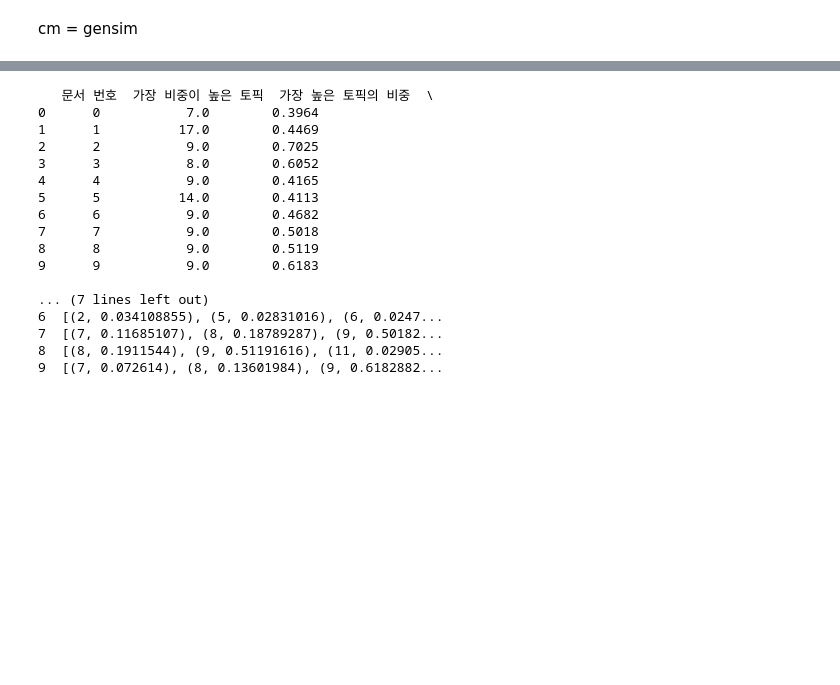
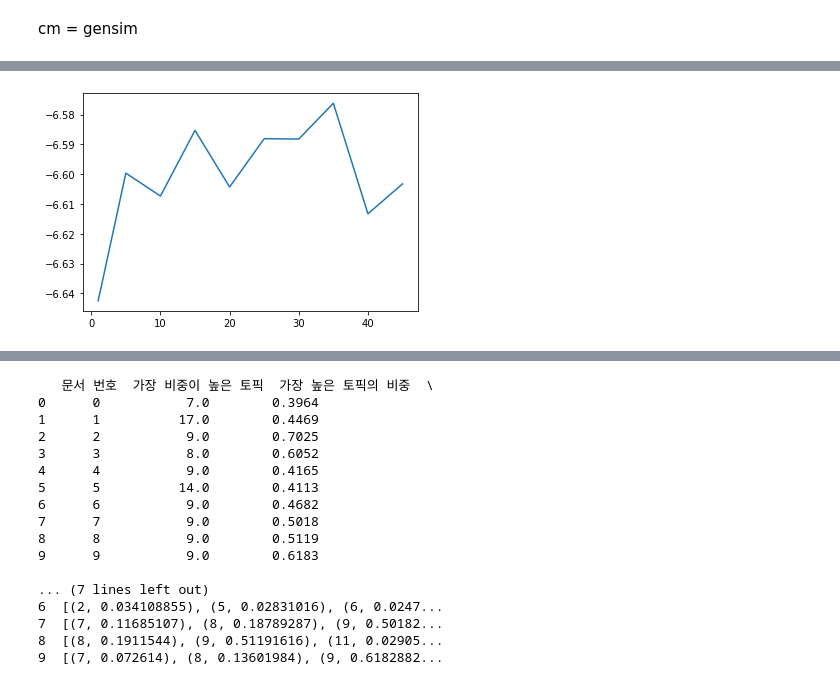
Before and after one commit to jiwonman/Gensim_LDA, a Jupyter notebook: SAS_gensim.ipynb, the cells around one changed output, grey strips where cells are left out. Saved outputs shown, nothing was run; the diff lists cells and outputs as text; code cells hidden in the pictures; blank space fills up the shorter version.

```diff
--- a/SAS_gensim.ipynb
+++ b/SAS_gensim.ipynb
@@ -169,3 +188,8 @@ Perplexity:  -16.86362905571171
+# %%
+plt.plot(passes, perplexities)
+plt.show()
+# %% [output]
+[figure, added]
 # %%
 # Visualization
 vis = gensimvis.prepare(lda, corpus, dictionary)
```
Also changed, not shown: parts of 6 cells of this notebook.
